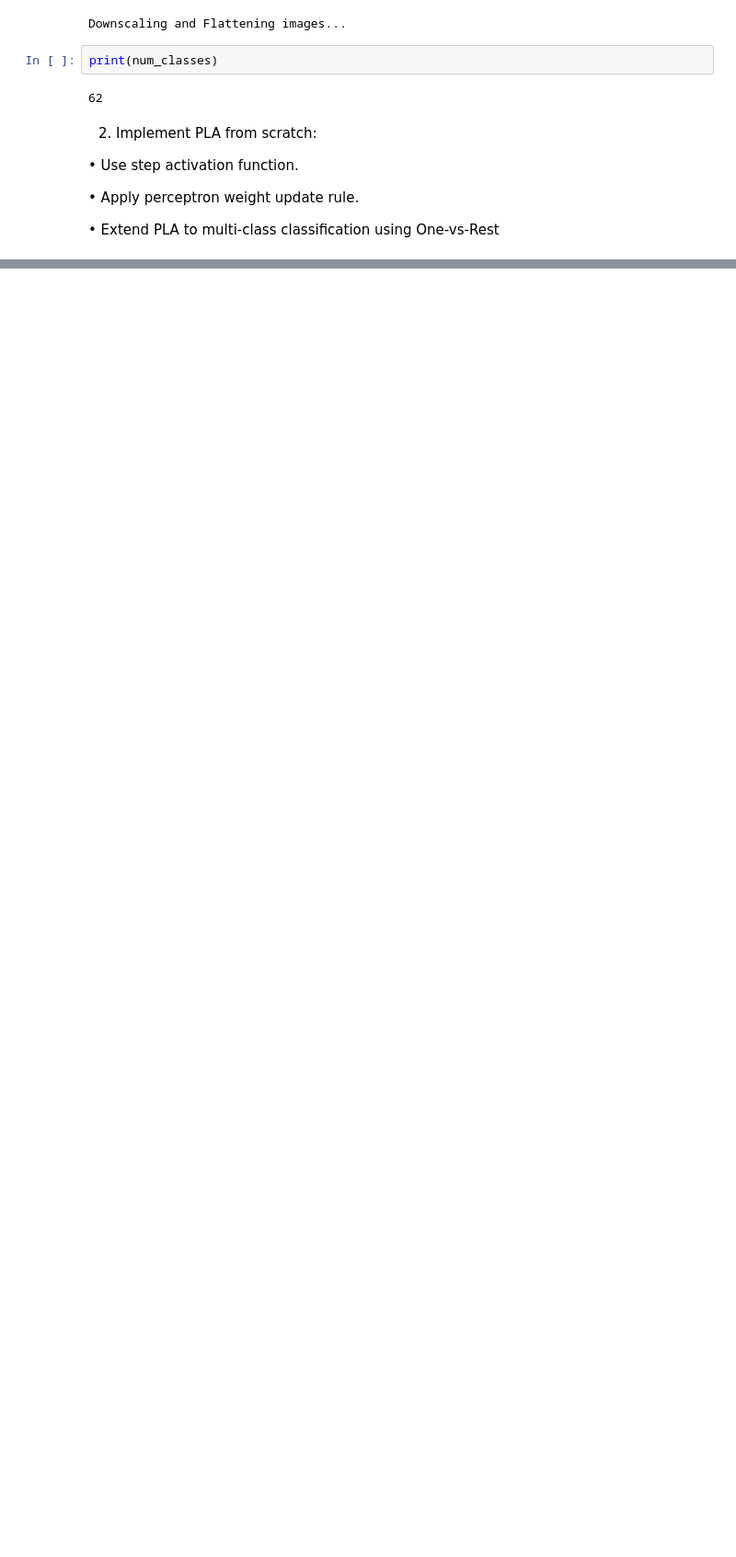
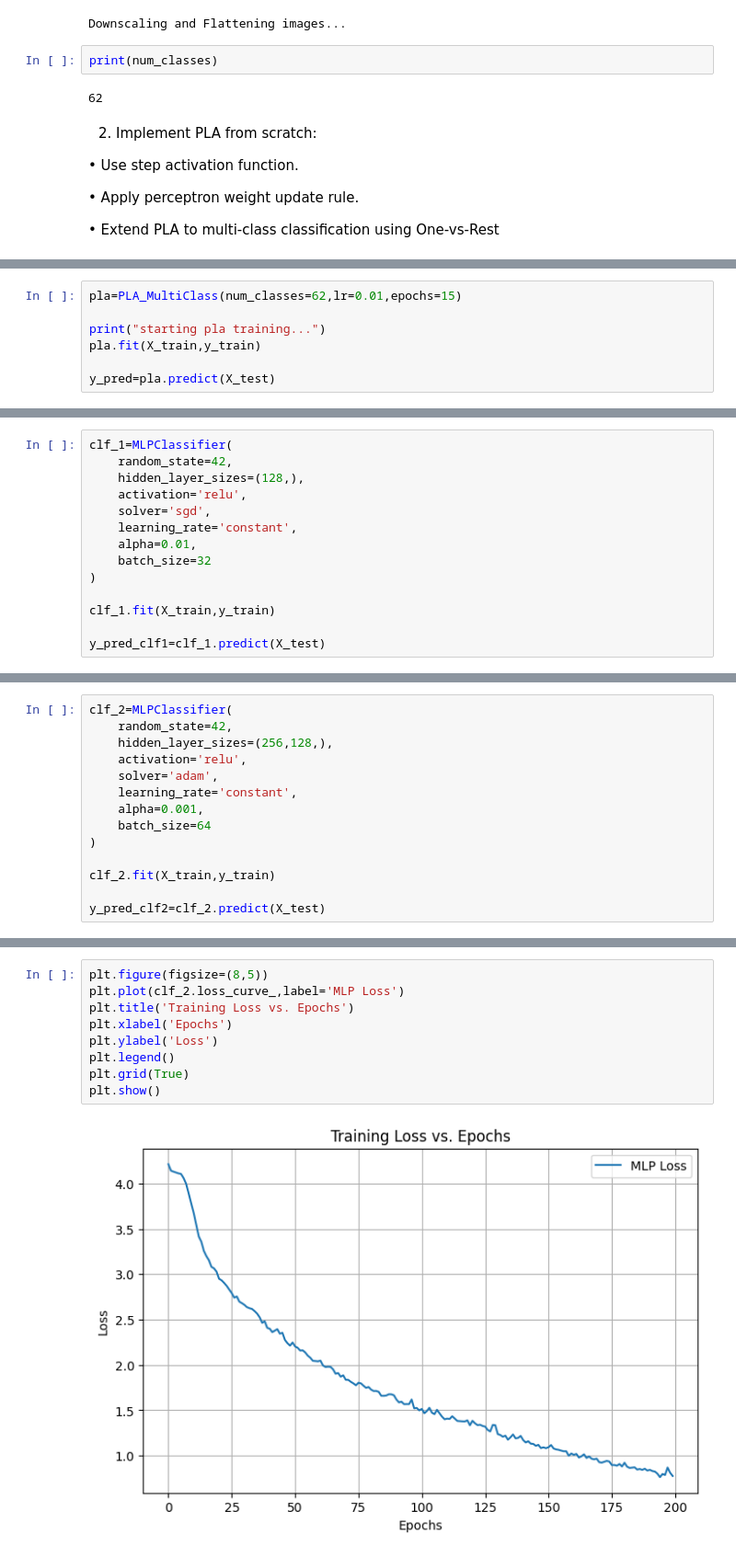
Before and after one commit to kushaalshyam/machine-learning-lab, a Jupyter notebook: Experiment 5/Experiment 5.ipynb, the cells around one changed output, grey strips where cells are left out. Shown at 92% size. Cells and saved outputs as stored; diff of their text form; blank space fills up the shorter version.

```diff
--- a/Experiment 5/Experiment 5.ipynb
+++ b/Experiment 5/Experiment 5.ipynb
@@ -144,0 +141,7 @@ def step_activation(self, z):
+# %%
+pla=PLA_MultiClass(num_classes=62,lr=0.01,epochs=15)
+
+print("starting pla training...")
+pla.fit(X_train,y_train)
+
+y_pred=pla.predict(X_test)
@@ -144,0 +198,14 @@ def step_activation(self, z):
+# %%
+clf_1=MLPClassifier(
+    random_state=42,
+    hidden_layer_sizes=(128,),
+    activation='relu',
+    solver='sgd',
+    learning_rate='constant',
+    alpha=0.01,
+    batch_size=32
+)
+
+clf_1.fit(X_train,y_train)
+
+y_pred_clf1=clf_1.predict(X_test)
@@ -144,0 +236,14 @@ def step_activation(self, z):
+# %%
+clf_2=MLPClassifier(
+    random_state=42,
+    hidden_layer_sizes=(256,128,),
+    activation='relu',
+    solver='adam',
+    learning_rate='constant',
+    alpha=0.001,
+    batch_size=64
+)
+
+clf_2.fit(X_train,y_train)
+
+y_pred_clf2=clf_2.predict(X_test)
@@ -144,0 +314,11 @@ def step_activation(self, z):
+# %%
+plt.figure(figsize=(8,5))
+plt.plot(clf_2.loss_curve_,label='MLP Loss')
+plt.title('Training Loss vs. Epochs')
+plt.xlabel('Epochs')
+plt.ylabel('Loss')
+plt.legend()
+plt.grid(True)
+plt.show()
+# %% [output]
+[figure, added]
```
Also changed, not shown: parts of 15 cells of this notebook.
